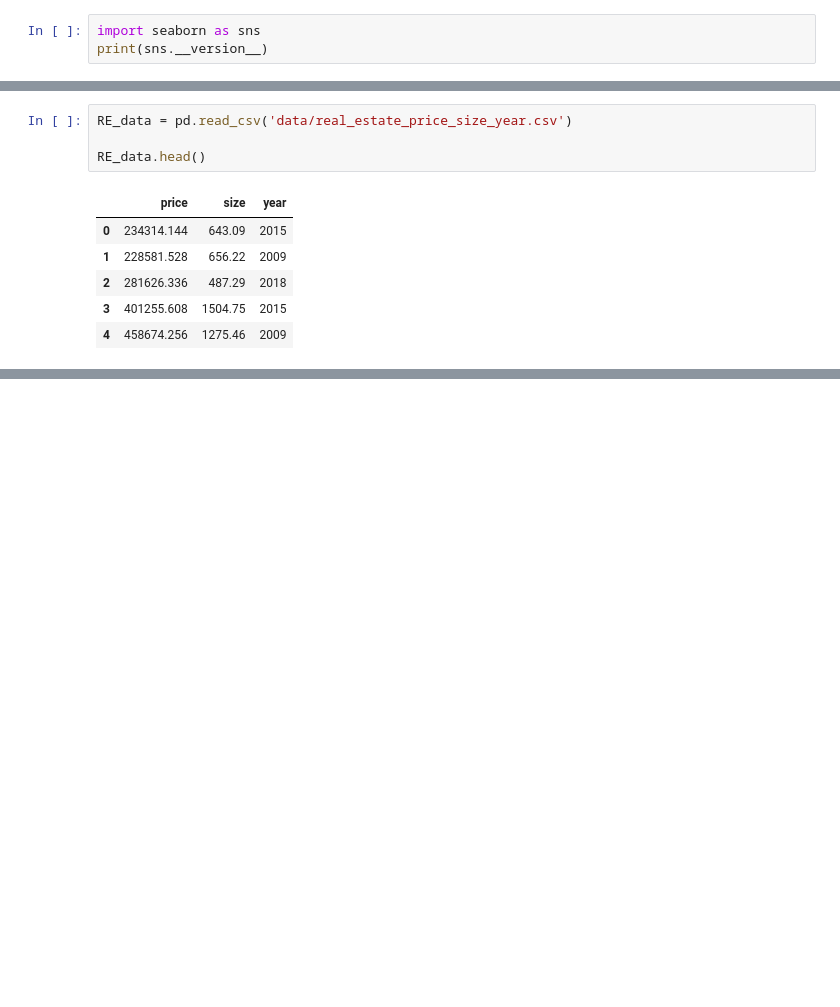
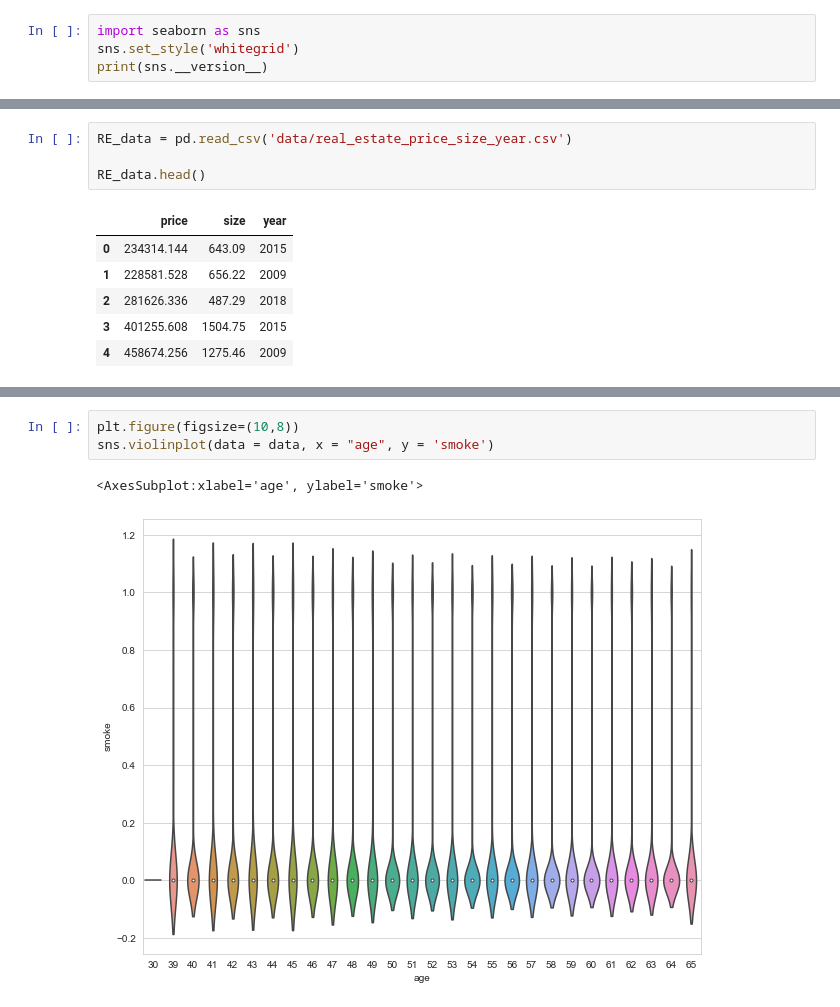
Before and after one commit to JudsonMorgan/Python-for-Data-Analyst, a Jupyter notebook: Data-visualization.ipynb, the cells around one changed output, grey strips where cells are left out. Saved outputs shown, nothing was run; the diff lists cells and outputs as text; blank space fills up the shorter version.

Commit message:
updated data viz notebook

```diff
--- a/Data-visualization.ipynb
+++ b/Data-visualization.ipynb
@@ -311,6 +311,7 @@ Requirement already satisfied: pytz>=2020.1 in /opt/anaconda3/lib/python3.9/site
 Requirement already satisfied: six>=1.5 in /opt/anaconda3/lib/python3.9/site-packages (from python-dateutil>=2.7->matplotlib>=2.2->seaborn) (1.16.0)
 # %%
 import seaborn as sns
+sns.set_style('whitegrid')
 print(sns.__version__)
 # %% [output]
 0.11.2
@@ -450,0 +452,6 @@ sns.jointplot(data = data, x = 'age', y = 'height', hue = 'smoke')
+# %%
+plt.figure(figsize=(10,8))
+sns.violinplot(data = data, x = "age", y = 'smoke')
+# %% [output]
+<AxesSubplot:xlabel='age', ylabel='smoke'>
+[figure, added]
```
Also changed, not shown: parts of 48 cells of this notebook.
